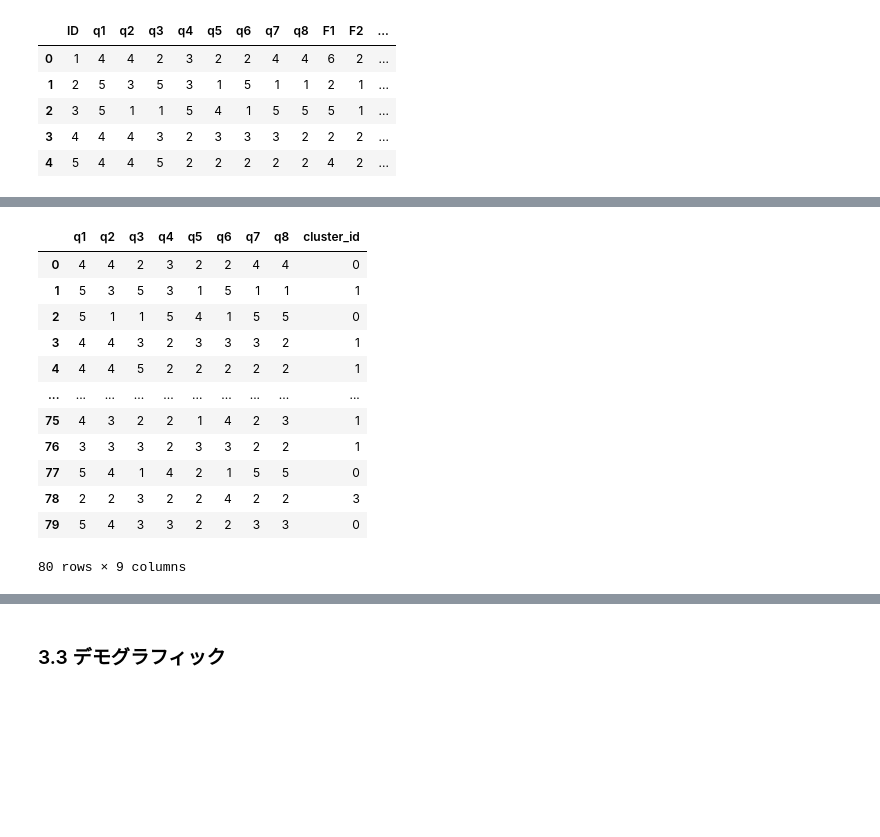
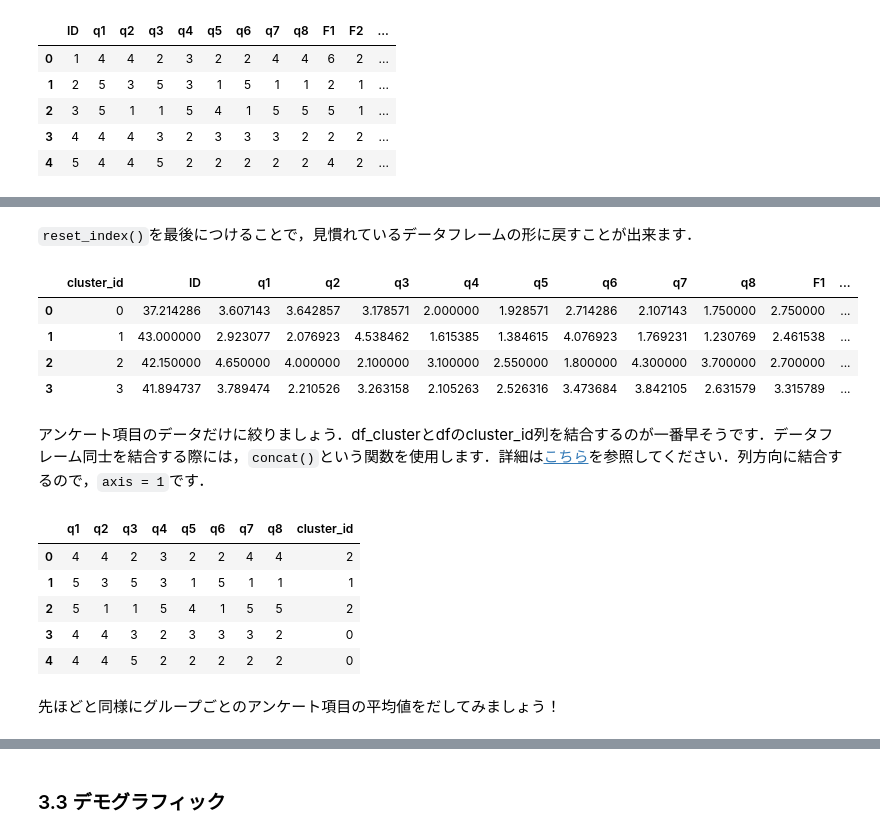
Before and after one commit to TomoyaOzawa-DA/Datact, a Jupyter notebook: Cluster/Cluster_coffee.ipynb, the cells around one changed output, grey strips where cells are left out. Cells and saved outputs as stored; diff of their text form; code cells hidden in the pictures; blank space fills up the shorter version.

````diff
--- a/Cluster/Cluster_coffee.ipynb
+++ b/Cluster/Cluster_coffee.ipynb
@@ -145,21 +182,28 @@ df.groupby('cluster_id').mean()
+# %% [markdown]
+```reset_index()```を最後につけることで，見慣れているデータフレームの形に戻すことが出来ます．
+# %%
+df.groupby('cluster_id').mean().reset_index()
+# %% [output]
+|  | cluster_id | ID | q1 | q2 | q3 | q4 | q5 | q6 | q7 | q8 | F1 | ... |
+| 0 | 0 | 37.214286 | 3.607143 | 3.642857 | 3.178571 | 2.000000 | 1.928571 | 2.714286 | 2.107143 | 1.750000 | 2.750000 | ... |
+| 1 | 1 | 43.000000 | 2.923077 | 2.076923 | 4.538462 | 1.615385 | 1.384615 | 4.076923 | 1.769231 | 1.230769 | 2.461538 | ... |
+| 2 | 2 | 42.150000 | 4.650000 | 4.000000 | 2.100000 | 3.100000 | 2.550000 | 1.800000 | 4.300000 | 3.700000 | 2.700000 | ... |
+| 3 | 3 | 41.894737 | 3.789474 | 2.210526 | 3.263158 | 2.105263 | 2.526316 | 3.473684 | 3.842105 | 2.631579 | 3.315789 | ... |
+# %% [markdown]
+アンケート項目のデータだけに絞りましょう．df_clusterとdfのcluster_id列を結合するのが一番早そうです．データフレーム同士を結合する際には，```concat()```という関数を使用します．詳細は[こちら](https://note.nkmk.me/python-pandas-concat/)を参照してください．列方向に結合するので，```axis = 1```です．
 # %%
-# 必要な項目だけに絞る
+# df_clusterとdfのcluster_idという列のデータを結合してください
 df_pre = pd.concat([df_cluster, df.cluster_id], axis = 1)
-df_pre
+df_pre.head()
 # %% [output]
 |  | q1 | q2 | q3 | q4 | q5 | q6 | q7 | q8 | cluster_id |
-| 0 | 4 | 4 | 2 | 3 | 2 | 2 | 4 | 4 | 0 |
+| 0 | 4 | 4 | 2 | 3 | 2 | 2 | 4 | 4 | 2 |
 | 1 | 5 | 3 | 5 | 3 | 1 | 5 | 1 | 1 | 1 |
-| 2 | 5 | 1 | 1 | 5 | 4 | 1 | 5 | 5 | 0 |
-| 3 | 4 | 4 | 3 | 2 | 3 | 3 | 3 | 2 | 1 |
-| 4 | 4 | 4 | 5 | 2 | 2 | 2 | 2 | 2 | 1 |
-| ... | ... | ... | ... | ... | ... | ... | ... | ... | ... |
-| 75 | 4 | 3 | 2 | 2 | 1 | 4 | 2 | 3 | 1 |
-| 76 | 3 | 3 | 3 | 2 | 3 | 3 | 2 | 2 | 1 |
-| 77 | 5 | 4 | 1 | 4 | 2 | 1 | 5 | 5 | 0 |
-| 78 | 2 | 2 | 3 | 2 | 2 | 4 | 2 | 2 | 3 |
-| 79 | 5 | 4 | 3 | 3 | 2 | 2 | 3 | 3 | 0 |
+| 2 | 5 | 1 | 1 | 5 | 4 | 1 | 5 | 5 | 2 |
+| 3 | 4 | 4 | 3 | 2 | 3 | 3 | 3 | 2 | 0 |
+| 4 | 4 | 4 | 5 | 2 | 2 | 2 | 2 | 2 | 0 |
-80 rows × 9 columns
+# %% [markdown]
+先ほどと同様にグループごとのアンケート項目の平均値をだしてみましょう！
 # %%
 df_pre.groupby('cluster_id').mean()
 # %% [output]
````
Also changed, not shown: parts of 71 cells of this notebook.
